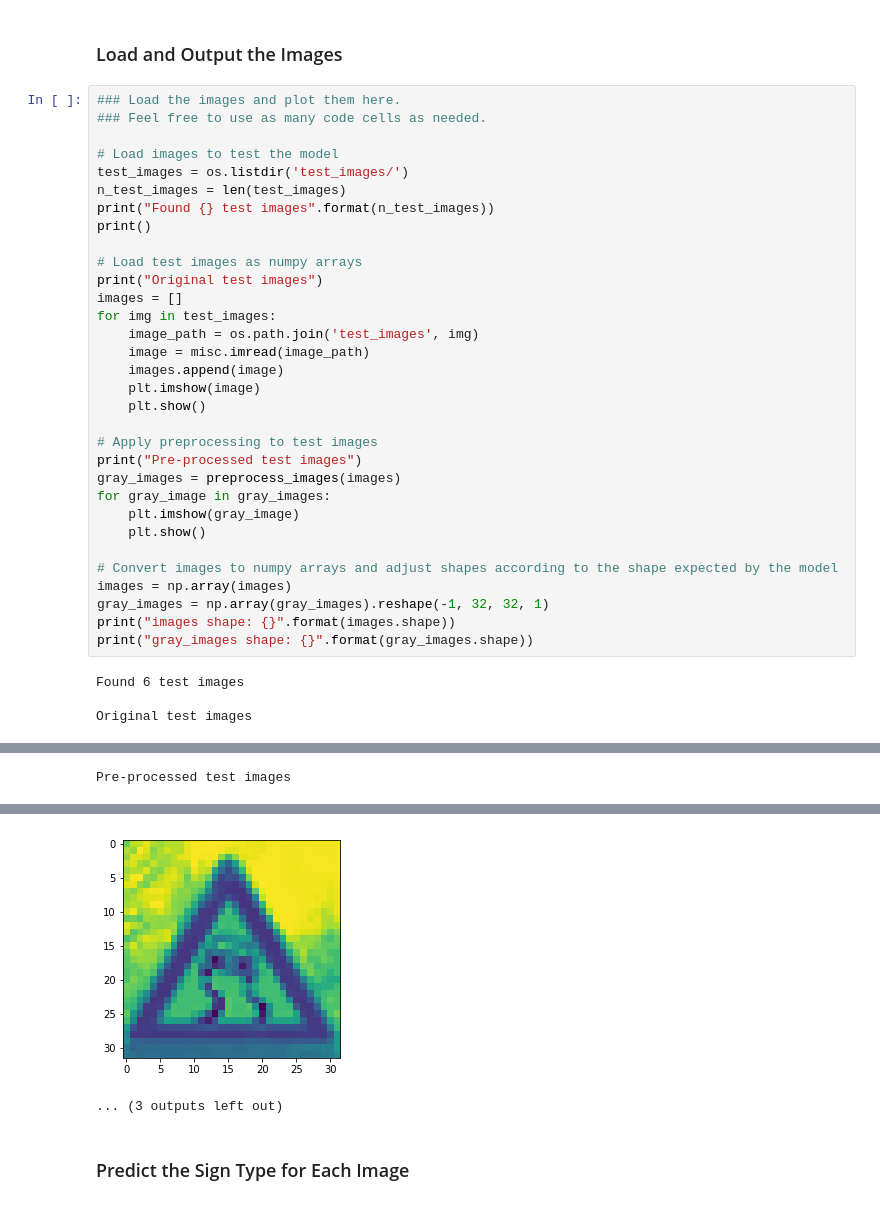
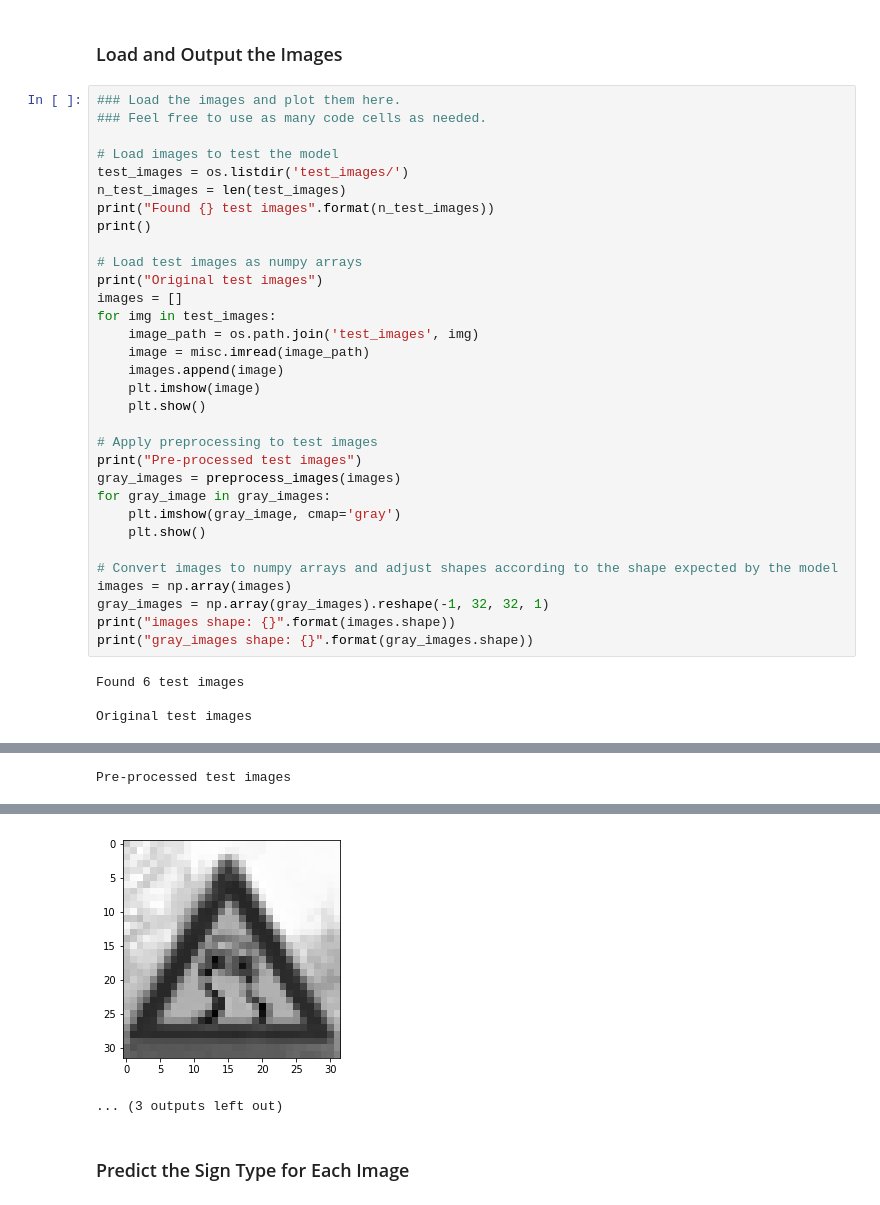
Before and after one commit to salvatorecampagna/CarND, a Jupyter notebook: term1/project2_traffic_sign_classifier/Traffic_Sign_Classifier.ipynb, the cells around one changed output, grey strips where cells are left out. Cells and saved outputs as stored; diff of their text form.

Commit message:
Fix traffic sign grayscale plots

```diff
--- a/term1/project2_traffic_sign_classifier/Traffic_Sign_Classifier.ipynb
+++ b/term1/project2_traffic_sign_classifier/Traffic_Sign_Classifier.ipynb
@@ -953,7 +953,7 @@ for img in test_images:
 print("Pre-processed test images")
 gray_images = preprocess_images(images)
 for gray_image in gray_images:
-    plt.imshow(gray_image)
+    plt.imshow(gray_image, cmap='gray')
     plt.show()
 
 # Convert images to numpy arrays and adjust shapes according to the shape expected by the model
@@ -978,4 +978,4 @@ Pre-processed test images
-[figure, old version]
+[figure, new version]
 ... (3 outputs left out)
 # %% [markdown]
 ### Predict the Sign Type for Each Image
```
Also changed, not shown: parts of 10 cells of this notebook, 6 other files.
